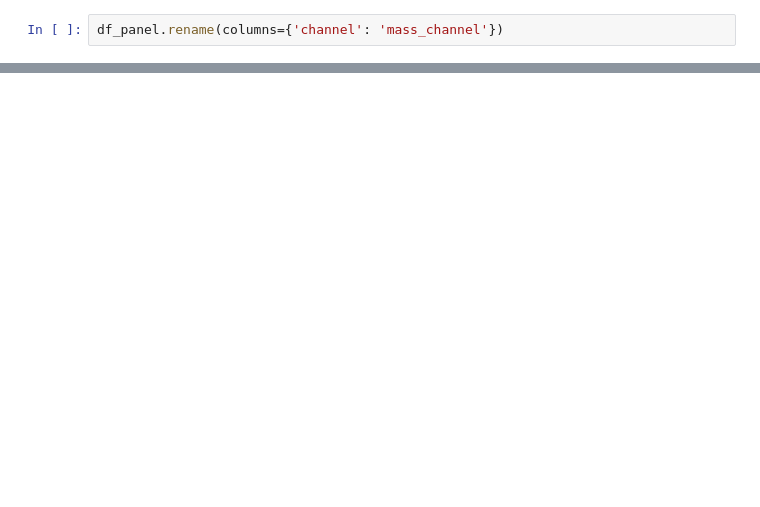
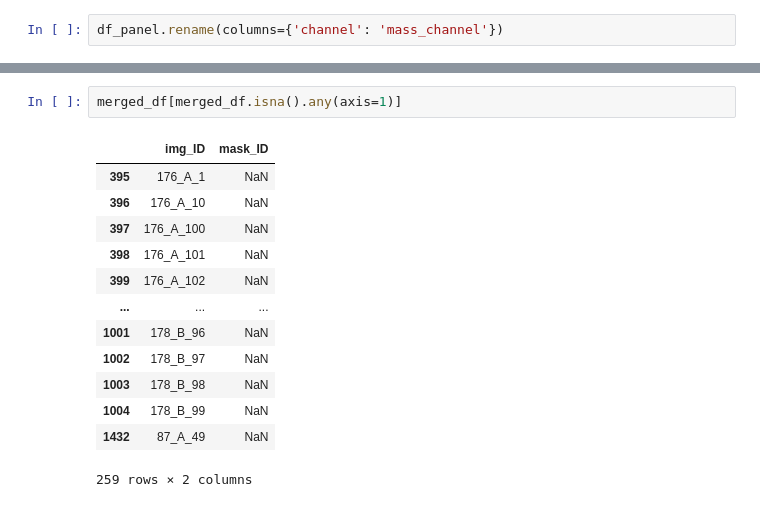
Before and after one commit to AI4SCR/ai4bmr-datasets, a Jupyter notebook: src/ai4bmr_datasets/datasets/notebooks_NSCLC/check_files.ipynb, the cells around one changed output, grey strips where cells are left out. Cells and saved outputs as stored; diff of their text form; blank space fills up the shorter version.

```diff
--- a/src/ai4bmr_datasets/datasets/notebooks_NSCLC/check_files.ipynb
+++ b/src/ai4bmr_datasets/datasets/notebooks_NSCLC/check_files.ipynb
@@ -514,0 +542,16 @@ df_panel.rename(columns={'channel': 'mass_channel'})
+# %%
+merged_df[merged_df.isna().any(axis=1)]
+# %% [output]
+|  | img_ID | mask_ID |
+| 395 | 176_A_1 | NaN |
+| 396 | 176_A_10 | NaN |
+| 397 | 176_A_100 | NaN |
+| 398 | 176_A_101 | NaN |
+| 399 | 176_A_102 | NaN |
+| ... | ... | ... |
+| 1001 | 178_B_96 | NaN |
+| 1002 | 178_B_97 | NaN |
+| 1003 | 178_B_98 | NaN |
+| 1004 | 178_B_99 | NaN |
+| 1432 | 87_A_49 | NaN |
+259 rows × 2 columns
```
Also changed, not shown: parts of 15 cells of this notebook.
